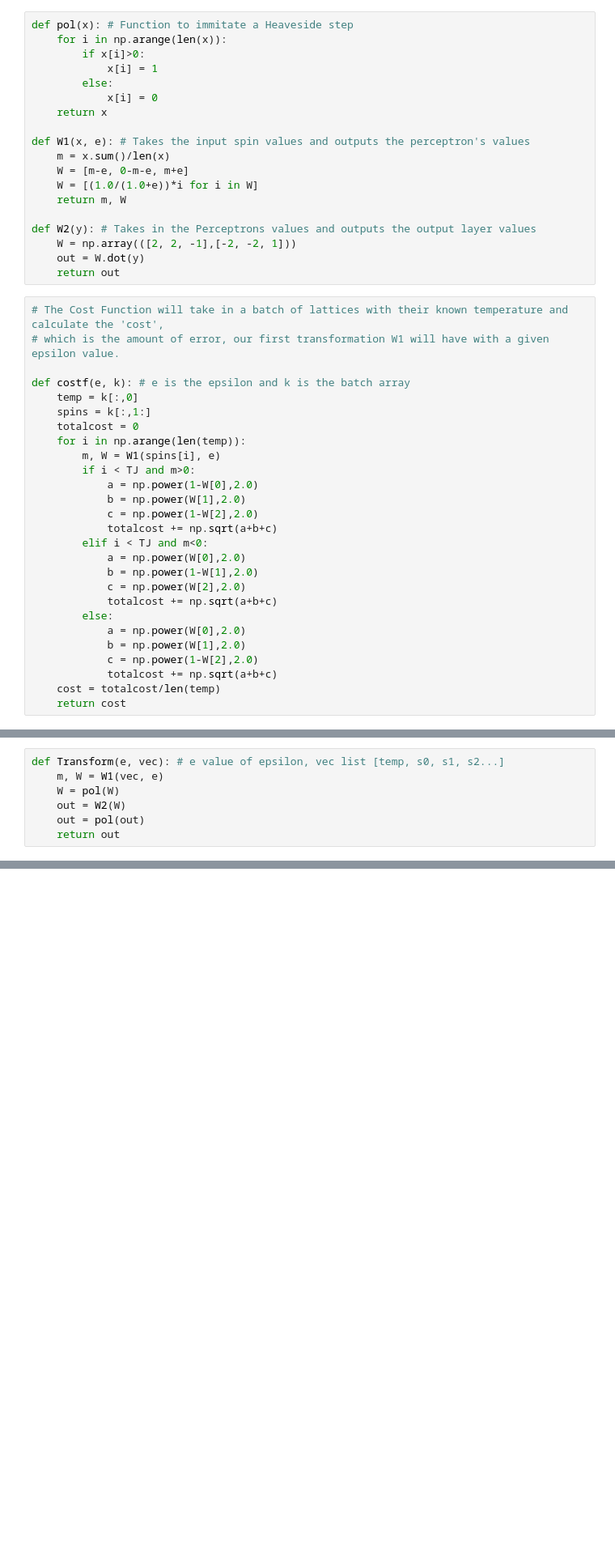
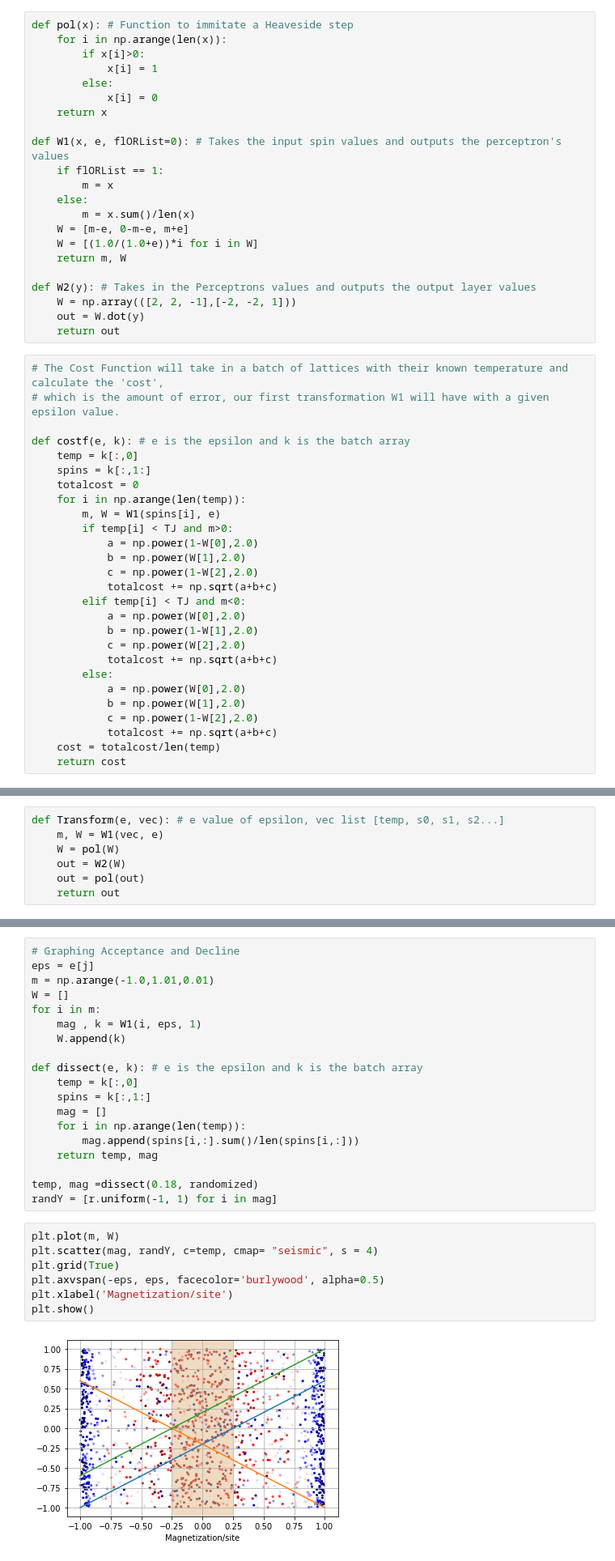
Before and after one commit to dmessier7/Ising_Model, a Jupyter notebook: PerceptronModel.ipynb, the cells around one changed output, grey strips where cells are left out. Shown at 81% size. Saved outputs shown, nothing was run; the diff lists cells and outputs as text; blank space fills up the shorter version.

```diff
--- a/PerceptronModel.ipynb
+++ b/PerceptronModel.ipynb
@@ -74,8 +74,11 @@ def pol(x): # Function to immitate a Heaveside step
             x[i] = 0
     return x
 
-def W1(x, e): # Takes the input spin values and outputs the perceptron's values
-    m = x.sum()/len(x)
+def W1(x, e, flORList=0): # Takes the input spin values and outputs the perceptron's values
+    if flORList == 1:
+        m = x
+    else:
+        m = x.sum()/len(x)
     W = [m-e, 0-m-e, m+e]
     W = [(1.0/(1.0+e))*i for i in W]
     return m, W
@@ -94,12 +97,12 @@ def costf(e, k): # e is the epsilon and k is the batch array
     totalcost = 0
     for i in np.arange(len(temp)):
         m, W = W1(spins[i], e)
-        if i < TJ and m>0:
+        if temp[i] < TJ and m>0:
             a = np.power(1-W[0],2.0)
             b = np.power(W[1],2.0)
             c = np.power(1-W[2],2.0)
             totalcost += np.sqrt(a+b+c)
-        elif i < TJ and m<0:
+        elif temp[i] < TJ and m<0:
             a = np.power(W[0],2.0)
             b = np.power(1-W[1],2.0)
             c = np.power(W[2],2.0)
@@ -159,0 +163,28 @@ incorrect: 0.43
+# %%
+# Graphing Acceptance and Decline
+eps = e[j]
+m = np.arange(-1.0,1.01,0.01)
+W = []
+for i in m:
+    mag , k = W1(i, eps, 1)
+    W.append(k)
+
+def dissect(e, k): # e is the epsilon and k is the batch array
+    temp = k[:,0]
+    spins = k[:,1:]
+    mag = []
+    for i in np.arange(len(temp)):
+        mag.append(spins[i,:].sum()/len(spins[i,:]))
+    return temp, mag
+
+temp, mag =dissect(0.18, randomized)
+randY = [r.uniform(-1, 1) for i in mag]
+# %%
+plt.plot(m, W)
+plt.scatter(mag, randY, c=temp, cmap= "seismic", s = 4)
+plt.grid(True)
+plt.axvspan(-eps, eps, facecolor='burlywood', alpha=0.5)
+plt.xlabel('Magnetization/site')
+plt.show()
+# %% [output]
+[figure, added]
```
Also changed, not shown: parts of 5 cells of this notebook, 3 other files.
